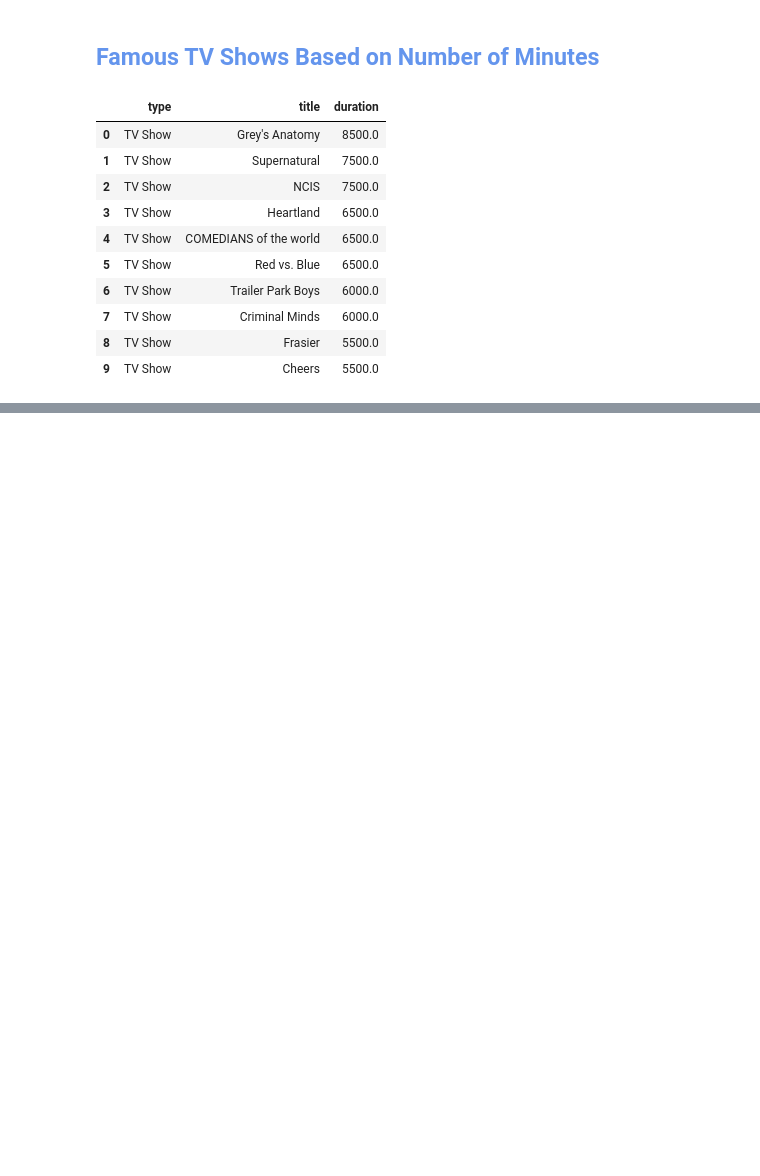
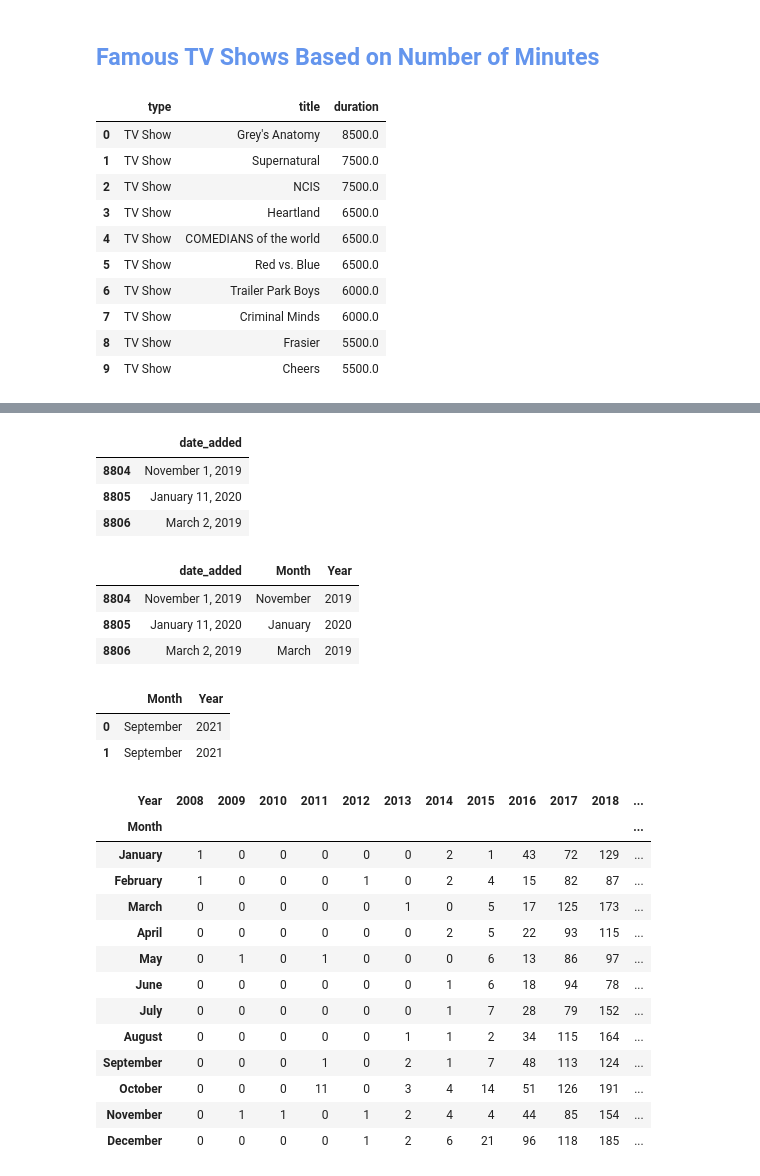
Before and after one commit to r9hit10/NetFlix-EDA, a Jupyter notebook: Netflix_Exploratory_Data_Analysis.ipynb, the cells around one changed output, grey strips where cells are left out. Drawn from its saved outputs; the diff is of its cells as text; code cells hidden in the pictures; blank space fills up the shorter version.

```diff
--- a/Netflix_Exploratory_Data_Analysis.ipynb
+++ b/Netflix_Exploratory_Data_Analysis.ipynb
@@ -692,0 +713,23 @@ tvs.sort_values(by="duration",ascending=False).head(10).reset_index(drop=True)
+# %%
+dates.tail(3)
+# %% [output]
+|  | date_added |
+| 8804 | November 1, 2019 |
+| 8805 | January 11, 2020 |
+| 8806 | March 2, 2019 |
+# %%
+dates["Month"]=dates["date_added"].apply(lambda x : x.strip().split(",")[0].split()[0])
+dates["Year"] = dates["date_added"].apply(lambda x : x.strip().split(",")[1])
+dates.tail(3)
+# %% [output]
+|  | date_added | Month | Year |
+| 8804 | November 1, 2019 | November | 2019 |
+| 8805 | January 11, 2020 | January | 2020 |
+| 8806 | March 2, 2019 | March | 2019 |
+# %%
+dates.drop(columns="date_added",inplace=True)
+dates.head(2)
+# %% [output]
+|  | Month | Year |
+| 0 | September | 2021 |
+| 1 | September | 2021 |
@@ -692,0 +738,18 @@ tvs.sort_values(by="duration",ascending=False).head(10).reset_index(drop=True)
+# %%
+year_month=dates.groupby("Year")["Month"].value_counts().unstack().fillna(0)[month_order].T.astype("int")
+year_month
+# %% [output]
+| Year | 2008 | 2009 | 2010 | 2011 | 2012 | 2013 | 2014 | 2015 | 2016 | 2017 | 2018 | ... |
+| Month |  |  |  |  |  |  |  |  |  |  |  | ... |
+| January | 1 | 0 | 0 | 0 | 0 | 0 | 2 | 1 | 43 | 72 | 129 | ... |
+| February | 1 | 0 | 0 | 0 | 1 | 0 | 2 | 4 | 15 | 82 | 87 | ... |
+| March | 0 | 0 | 0 | 0 | 0 | 1 | 0 | 5 | 17 | 125 | 173 | ... |
+| April | 0 | 0 | 0 | 0 | 0 | 0 | 2 | 5 | 22 | 93 | 115 | ... |
+| May | 0 | 1 | 0 | 1 | 0 | 0 | 0 | 6 | 13 | 86 | 97 | ... |
+| June | 0 | 0 | 0 | 0 | 0 | 0 | 1 | 6 | 18 | 94 | 78 | ... |
+| July | 0 | 0 | 0 | 0 | 0 | 0 | 1 | 7 | 28 | 79 | 152 | ... |
+| August | 0 | 0 | 0 | 0 | 0 | 1 | 1 | 2 | 34 | 115 | 164 | ... |
+| September | 0 | 0 | 0 | 1 | 0 | 2 | 1 | 7 | 48 | 113 | 124 | ... |
+| October | 0 | 0 | 0 | 11 | 0 | 3 | 4 | 14 | 51 | 126 | 191 | ... |
+| November | 0 | 1 | 1 | 0 | 1 | 2 | 4 | 4 | 44 | 85 | 154 | ... |
+| December | 0 | 0 | 0 | 0 | 1 | 2 | 6 | 21 | 96 | 118 | 185 | ... |
```
Also changed, not shown: parts of 12 cells of this notebook.
